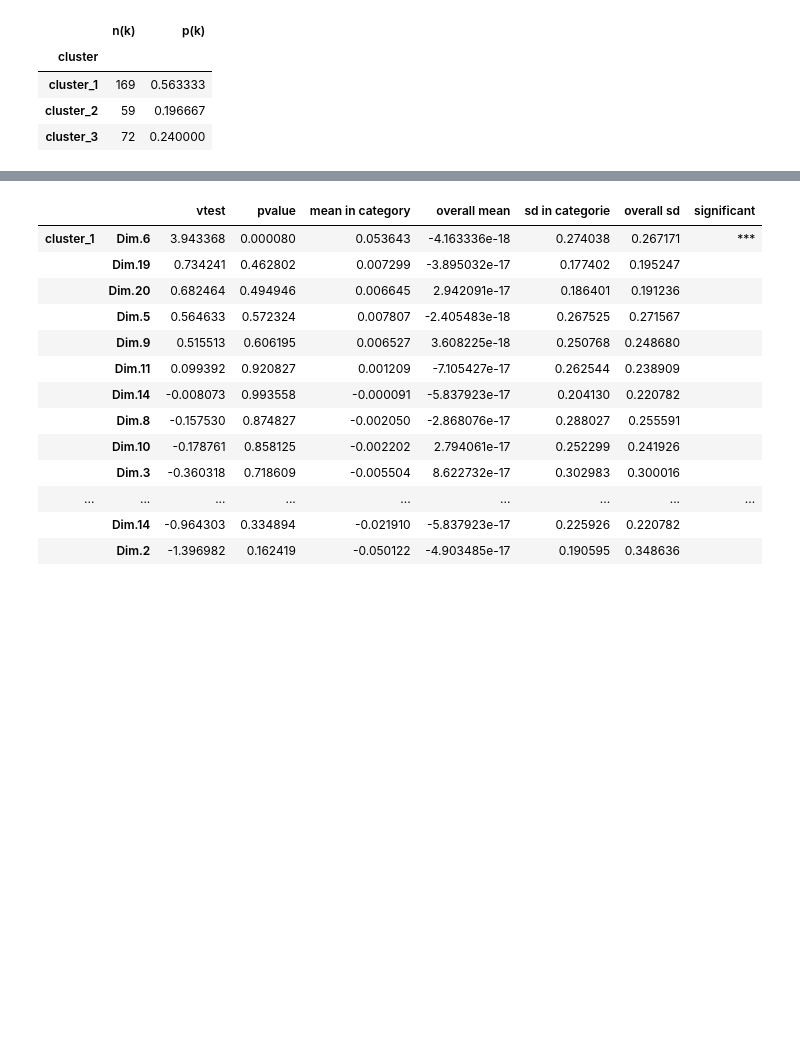
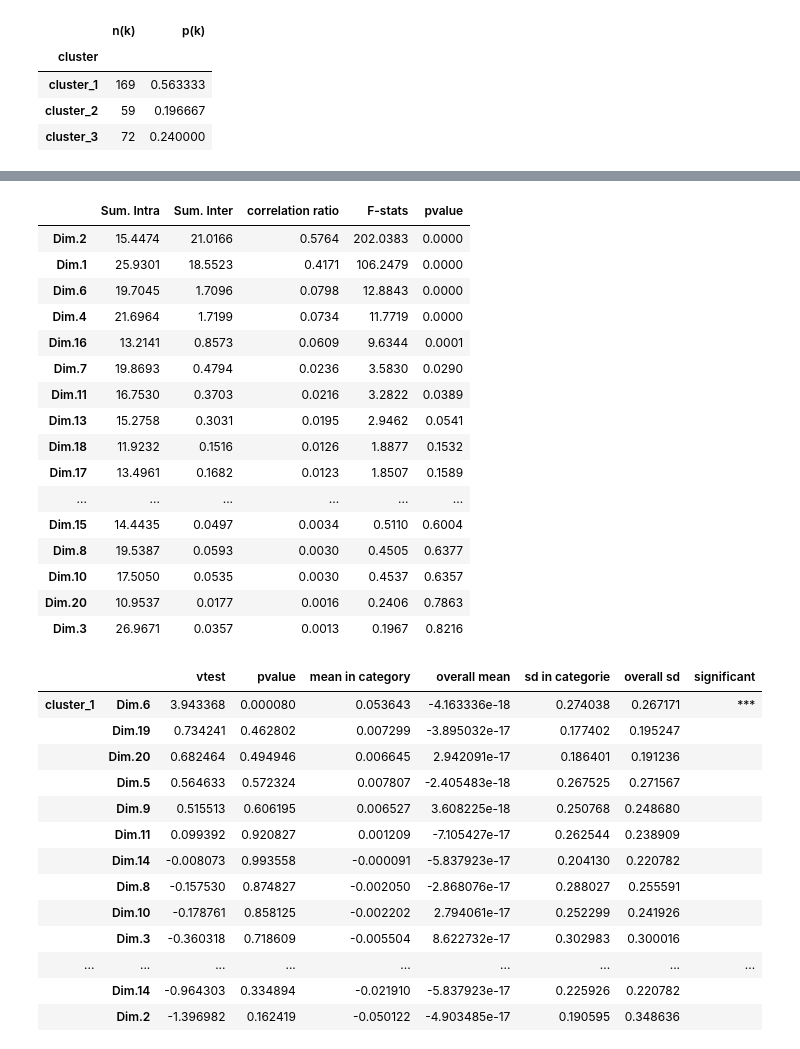
Before and after one commit to enfantbenidedieu/scientisttools, a Jupyter notebook: hcpc_mca_example.ipynb, the cells around one changed output, grey strips where cells are left out. Drawn from its saved outputs; the diff is of its cells as text; code cells hidden in the pictures; blank space fills up the shorter version.

```diff
--- a/notebooks/hcpc_mca_example.ipynb
+++ b/hcpc_mca_example.ipynb
@@ -61,3 +105,23 @@ hcpc.cluster_infos_
+# %%
+hcpc.desc_axes_correlation_ratio_
+# %% [output]
+|  | Sum. Intra | Sum. Inter | correlation ratio | F-stats | pvalue |
+| Dim.2 | 15.4474 | 21.0166 | 0.5764 | 202.0383 | 0.0000 |
+| Dim.1 | 25.9301 | 18.5523 | 0.4171 | 106.2479 | 0.0000 |
+| Dim.6 | 19.7045 | 1.7096 | 0.0798 | 12.8843 | 0.0000 |
+| Dim.4 | 21.6964 | 1.7199 | 0.0734 | 11.7719 | 0.0000 |
+| Dim.16 | 13.2141 | 0.8573 | 0.0609 | 9.6344 | 0.0001 |
+| Dim.7 | 19.8693 | 0.4794 | 0.0236 | 3.5830 | 0.0290 |
+| Dim.11 | 16.7530 | 0.3703 | 0.0216 | 3.2822 | 0.0389 |
+| Dim.13 | 15.2758 | 0.3031 | 0.0195 | 2.9462 | 0.0541 |
+| Dim.18 | 11.9232 | 0.1516 | 0.0126 | 1.8877 | 0.1532 |
+| Dim.17 | 13.4961 | 0.1682 | 0.0123 | 1.8507 | 0.1589 |
+| ... | ... | ... | ... | ... | ... |
+| Dim.15 | 14.4435 | 0.0497 | 0.0034 | 0.5110 | 0.6004 |
+| Dim.8 | 19.5387 | 0.0593 | 0.0030 | 0.4505 | 0.6377 |
+| Dim.10 | 17.5050 | 0.0535 | 0.0030 | 0.4537 | 0.6357 |
+| Dim.20 | 10.9537 | 0.0177 | 0.0016 | 0.2406 | 0.7863 |
+| Dim.3 | 26.9671 | 0.0357 | 0.0013 | 0.1967 | 0.8216 |
 # %%
 hcpc.desc_axes_infos_
 # %% [output]
```
Also changed, not shown: parts of 8 cells of this notebook, 13 other files.
